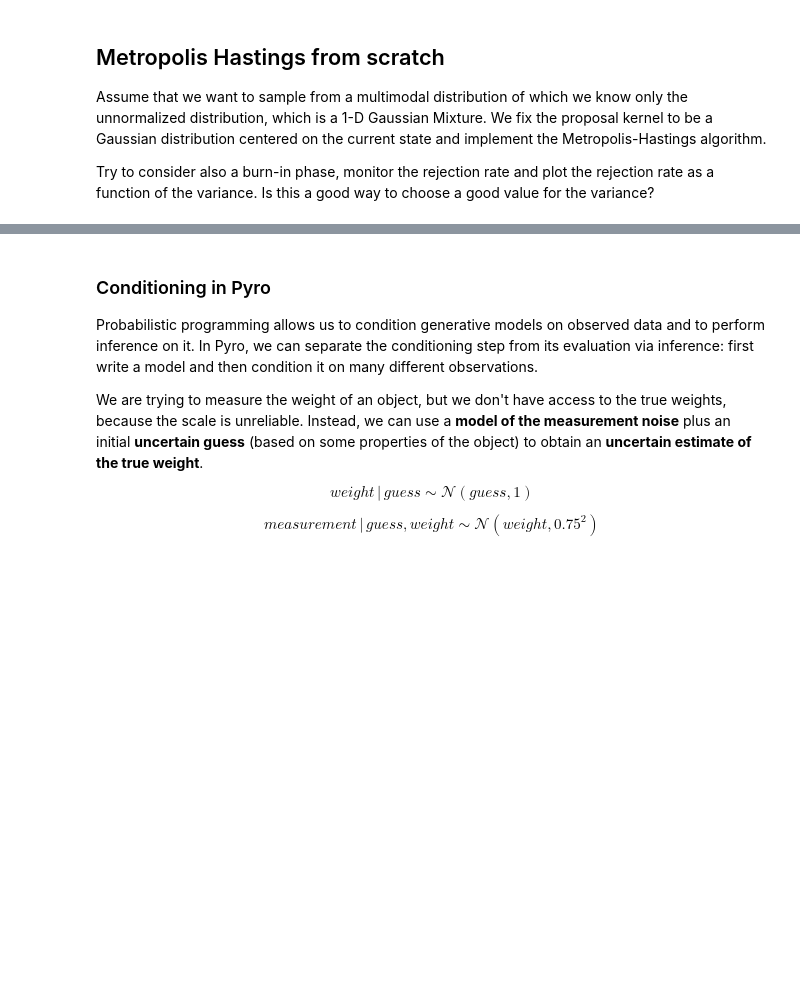
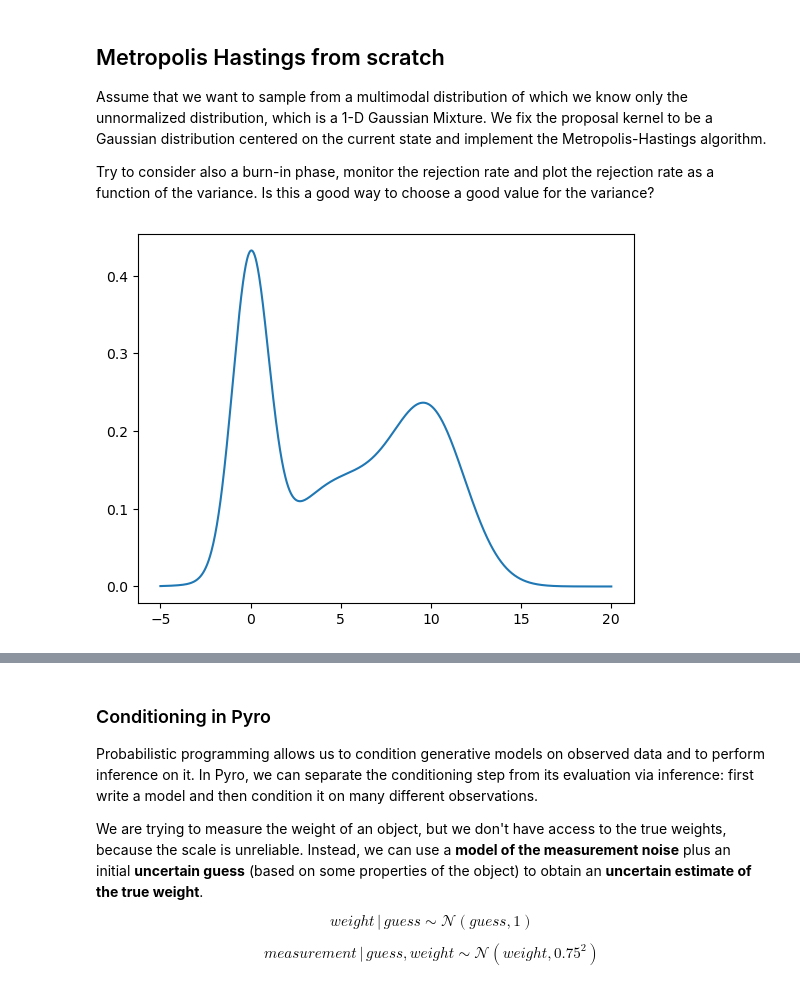
Before and after one commit to DavideScassola/PML2024, a Jupyter notebook: Notebooks/07_sampling.ipynb, the cells around one changed output, grey strips where cells are left out. Drawn from its saved outputs; the diff is of its cells as text; code cells hidden in the pictures; blank space fills up the shorter version.

```diff
--- a/Notebooks/07_sampling.ipynb
+++ b/Notebooks/07_sampling.ipynb
@@ -38,0 +37,34 @@ import seaborn as sns
+# %%
+
+
+def sample_from_q(y, sigma):
+    return np.random.normal(y, sigma)
+
+def q_y_given_x(y, x, sigma):
+    return stats.norm(x, sigma).pdf(y)
+
+def p_tilde(x):
+    return stats.norm(0, 1).pdf(x) + stats.norm(5, 3).pdf(x) + stats.norm(10, 2).pdf(x)
+
+def p(x):
+    return (stats.norm(0, 1).pdf(x) + stats.norm(5, 3).pdf(x) + stats.norm(10, 2).pdf(x))/3
+
+def metropolis_hastings(n, sigma):
+    rejections = 0
+    x = np.zeros(n)
+    x[0] = np.random.normal(0, 1)
+    for i in range(1, n):
+        y = sample_from_q(x[i-1], sigma)
+        alpha = min(1.0,p_tilde(y)/p_tilde(x[i-1]) * q_y_given_x(x[i-1], y, sigma) / q_y_given_x(y, x[i-1], sigma))
+        if np.random.rand() < alpha:
+            x[i] = y
+        else:
+            rejections += 1
+            x[i] = x[i-1]
+    return x, rejections/n
+
+t = np.linspace(-5, 20, 1000)
+plt.plot(t, p_tilde(t), label='p(x)')
+plt.show()
+# %% [output]
+[figure, added]
```
Also changed, not shown: parts of 20 cells of this notebook, 1 other file.
